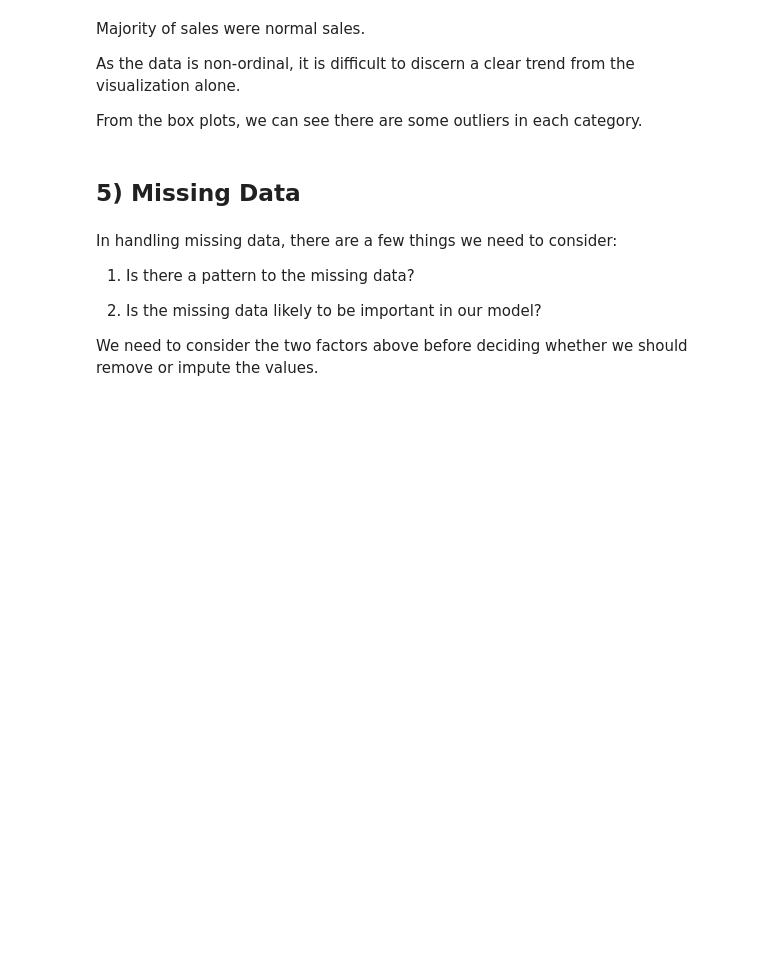
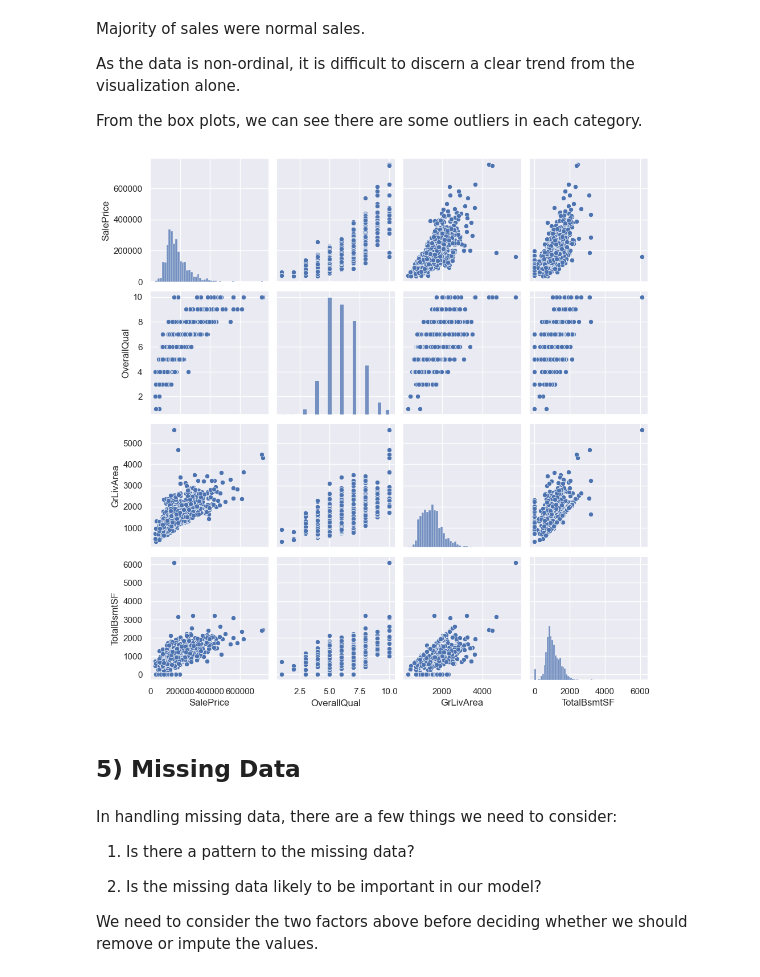
Before and after one commit to caffeinatedwoof/kaggle_predict_housing_prices, a Jupyter notebook: eda.ipynb, the cells around one changed output. Drawn from its saved outputs; the diff is of its cells as text; code cells hidden in the pictures; blank space fills up the shorter version.

```diff
--- a/eda.ipynb
+++ b/eda.ipynb
@@ -315,9 +329,11 @@ From the box plots, we can see there are some outliers in each category.
 # %%
 #scatterplot
 sns.set()
-cols = ['SalePrice', 'OverallQual', 'age', 'GrLivArea', 'TotalBsmtSF']
+cols = ['SalePrice', 'OverallQual', 'GrLivArea', 'TotalBsmtSF']
 sns.pairplot(train[cols], height = 2.5)
 plt.show();
+# %% [output]
+[figure, added]
 # %% [markdown]
 ## 5) Missing Data ##
 # %% [markdown]
```
Also changed, not shown: parts of 28 cells of this notebook.
